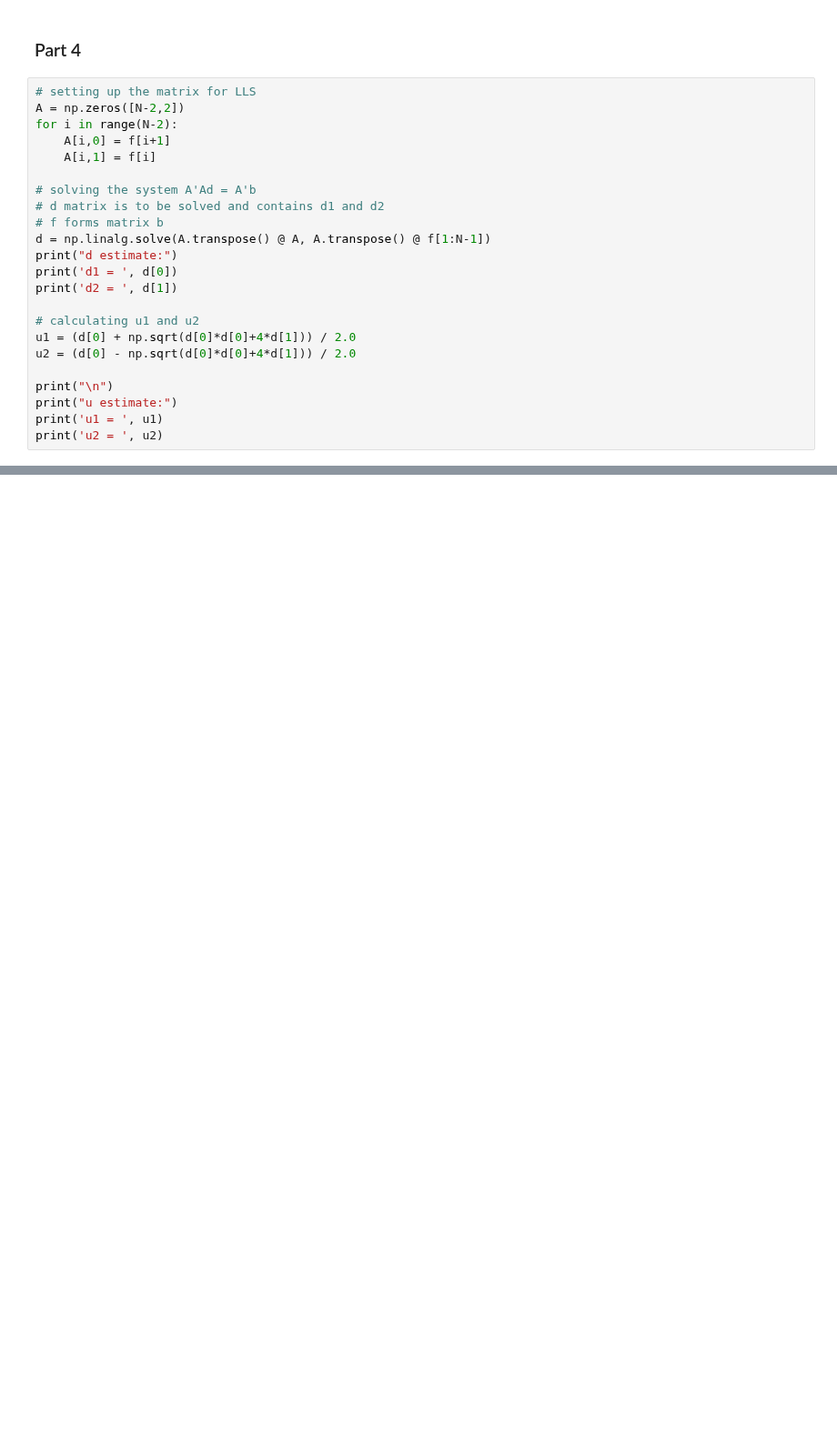
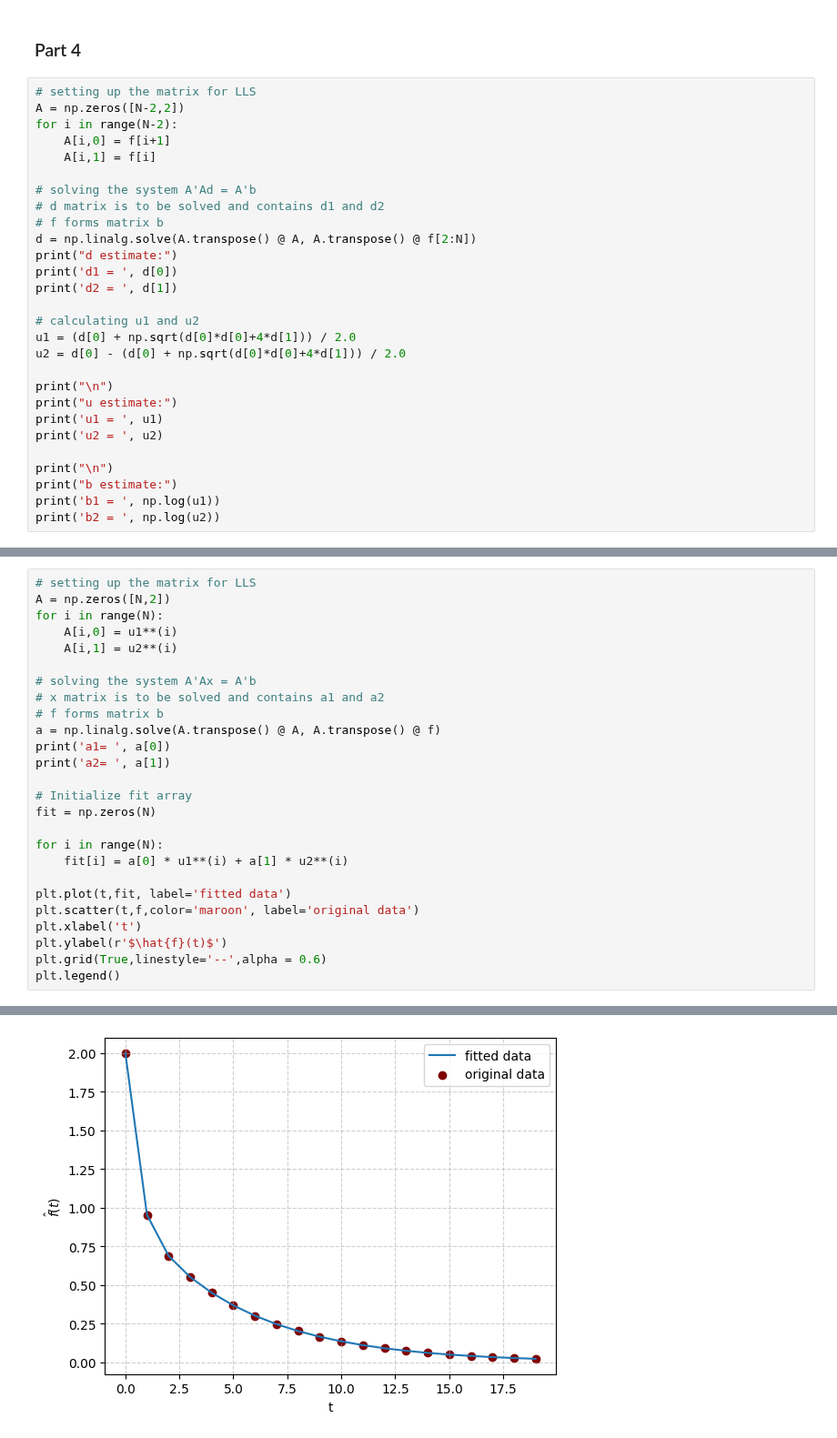
Before and after one commit to Mani0237/Prelims, a Jupyter notebook: 2017/summer/Q3_sachin.ipynb, the cells around one changed output, grey strips where cells are left out. Shown at 91% size. Drawn from its saved outputs; the diff is of its cells as text; blank space fills up the shorter version.

```diff
--- a/2017/summer/Q3_sachin.ipynb
+++ b/2017/summer/Q3_sachin.ipynb
@@ -96,18 +98,23 @@ for i in range(N-2):
 # solving the system A'Ad = A'b
 # d matrix is to be solved and contains d1 and d2
 # f forms matrix b
-d = np.linalg.solve(A.transpose() @ A, A.transpose() @ f[1:N-1])
+d = np.linalg.solve(A.transpose() @ A, A.transpose() @ f[2:N])
 print("d estimate:")
 print('d1 = ', d[0])
 print('d2 = ', d[1])
 
 # calculating u1 and u2
 u1 = (d[0] + np.sqrt(d[0]*d[0]+4*d[1])) / 2.0
-u2 = (d[0] - np.sqrt(d[0]*d[0]+4*d[1])) / 2.0
+u2 = d[0] - (d[0] + np.sqrt(d[0]*d[0]+4*d[1])) / 2.0
 
 print("\n")
 print("u estimate:")
 print('u1 = ', u1)
 print('u2 = ', u2)
+
+print("\n")
+print("b estimate:")
+print('b1 = ', np.log(u1))
+print('b2 = ', np.log(u2))
 # %% [output]
 d estimate:
@@ -124,0 +135,27 @@ ValueError: x and y must have same first dimension, but have shapes (20,) and (1
+# %%
+# setting up the matrix for LLS
+A = np.zeros([N,2])
+for i in range(N):
+    A[i,0] = u1**(i)
+    A[i,1] = u2**(i)
+
+# solving the system A'Ax = A'b
+# x matrix is to be solved and contains a1 and a2
+# f forms matrix b
+a = np.linalg.solve(A.transpose() @ A, A.transpose() @ f)
+print('a1= ', a[0])
+print('a2= ', a[1])
+
+# Initialize fit array
+fit = np.zeros(N)
+
+for i in range(N):
+    fit[i] = a[0] * u1**(i) + a[1] * u2**(i)
+
+plt.plot(t,fit, label='fitted data')
+plt.scatter(t,f,color='maroon', label='original data')
+plt.xlabel('t')
+plt.ylabel(r'$\hat{f}(t)$')
+plt.grid(True,linestyle='--',alpha = 0.6)
+plt.legend()
+# %% [output]
@@ -124,0 +165 @@ ValueError: x and y must have same first dimension, but have shapes (20,) and (1
+[figure, added]
```
Also changed, not shown: parts of 5 cells of this notebook, 2 other files.
